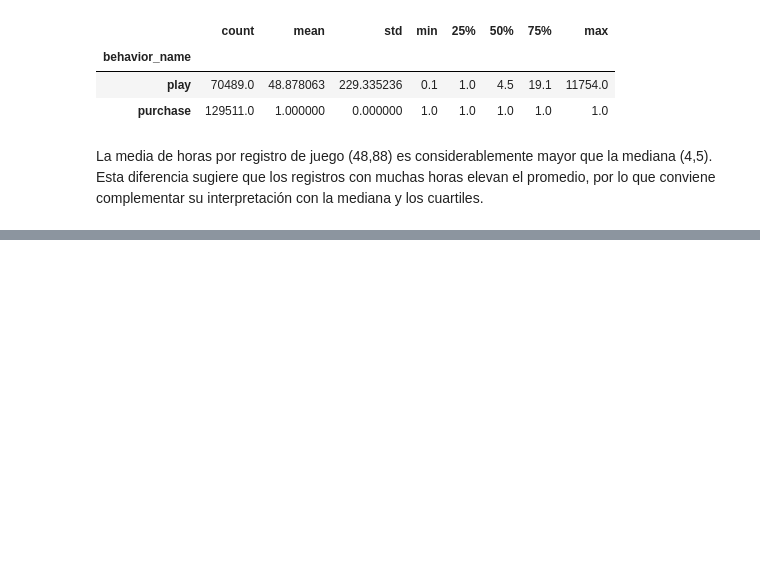
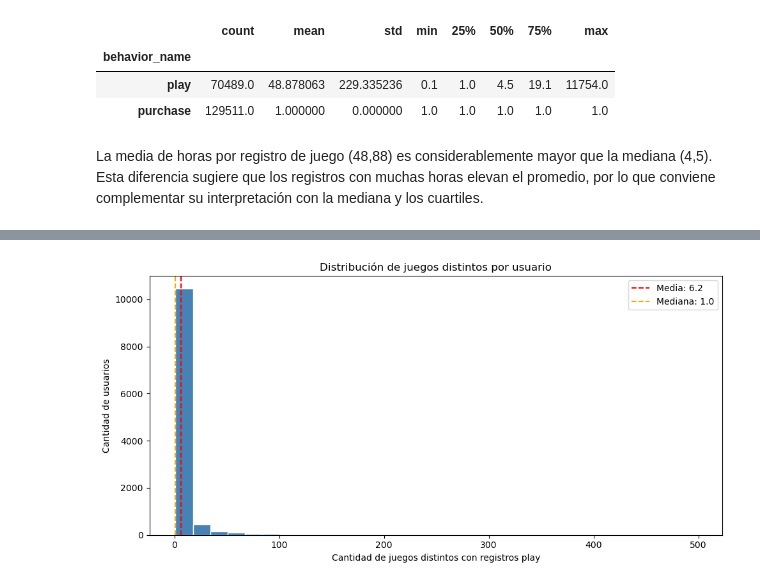
Before and after one commit to ciphervan/Entregables-BIT-IH, a Jupyter notebook: Entregas/Aprendizaje-no-supervisado/Notebooks/Exploracion de datos.ipynb, the cells around one changed output, grey strips where cells are left out. Cells and saved outputs as stored; diff of their text form; code cells hidden in the pictures; blank space fills up the shorter version.

```diff
--- a/Entregas/Aprendizaje-no-supervisado/Notebooks/Exploracion de datos.ipynb
+++ b/Entregas/Aprendizaje-no-supervisado/Notebooks/Exploracion de datos.ipynb
@@ -166,0 +321,4 @@ La media de horas por registro de juego (48,88) es considerablemente mayor que l
+# %%
+juegos_por_usuario = play.groupby('user_id')['game'].nunique()
+
+juegos_por_usuario.head()
@@ -166,0 +333,32 @@ La media de horas por registro de juego (48,88) es considerablemente mayor que l
+# %%
+plt.figure(figsize=(10, 5))
+
+plt.hist(
+    juegos_por_usuario,
+    bins=30,
+    color='steelblue',
+    edgecolor='white'
+)
+
+plt.axvline(
+    juegos_por_usuario.mean(),
+    color='red',
+    linestyle='--',
+    label=f'Media: {juegos_por_usuario.mean():.1f}'
+)
+
+plt.axvline(
+    juegos_por_usuario.median(),
+    color='orange',
+    linestyle='--',
+    label=f'Mediana: {juegos_por_usuario.median():.1f}'
+)
+
+plt.title('Distribución de juegos distintos por usuario')
+plt.xlabel('Cantidad de juegos distintos con registros play')
+plt.ylabel('Cantidad de usuarios')
+plt.legend()
+plt.tight_layout()
+plt.show()
+# %% [output]
+[figure, added]
```
Also changed, not shown: parts of 45 cells of this notebook.
